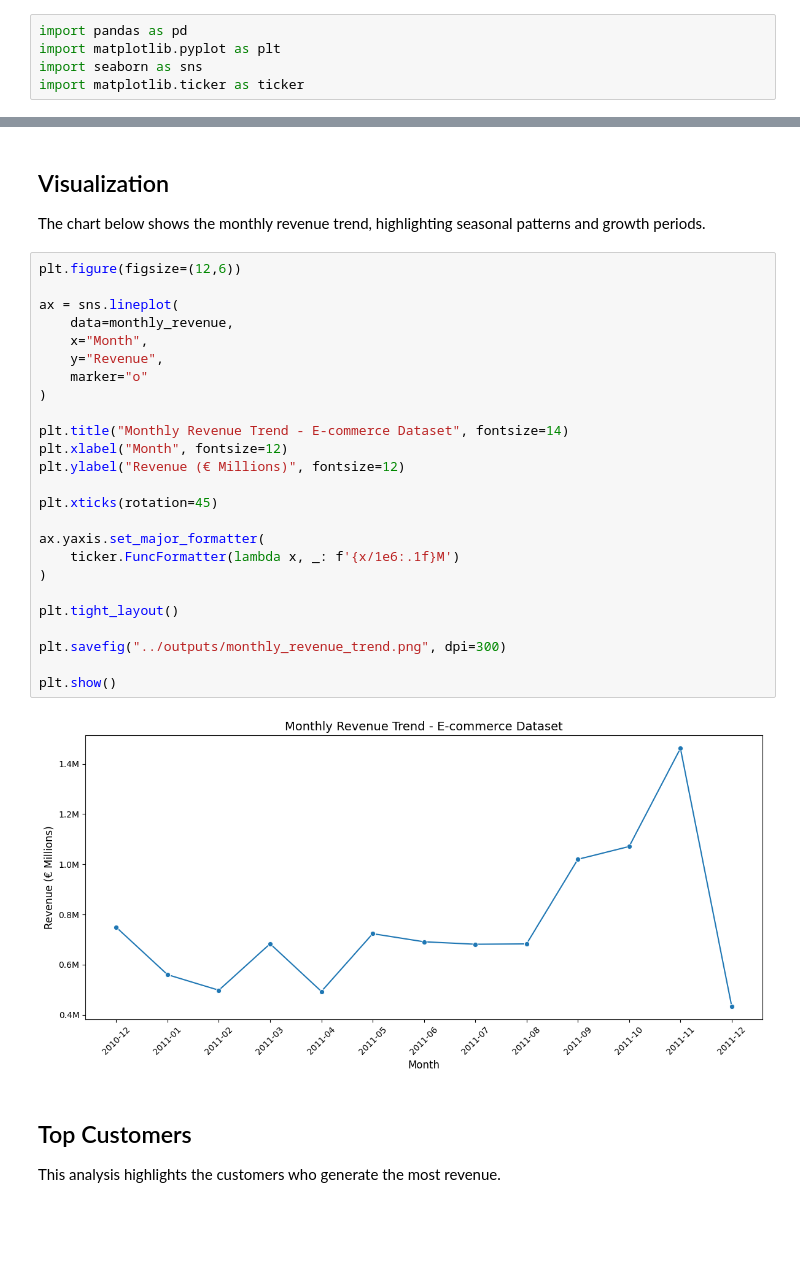
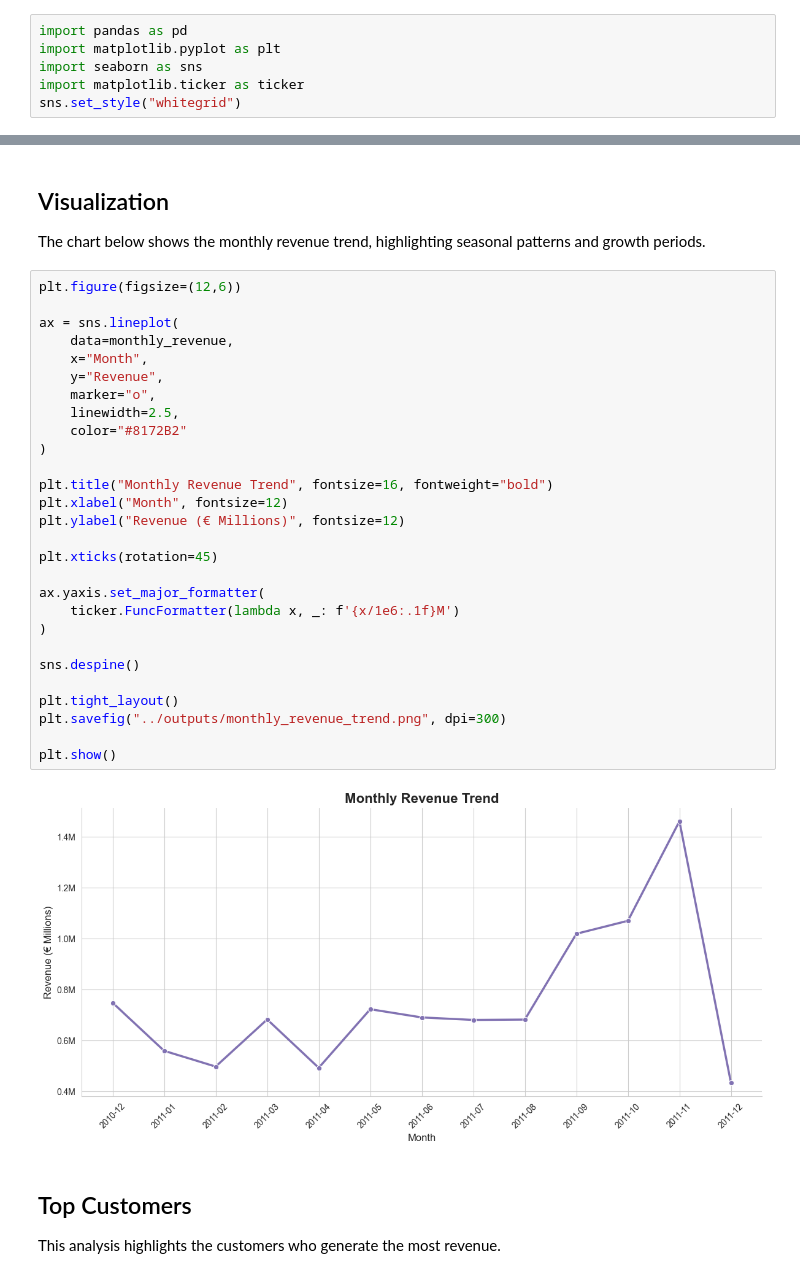
Before and after one commit to dilsoncolman/sql-ecommerce-analysis, a Jupyter notebook: notebook/ecommerce_sql_analysis.ipynb, the cells around one changed output, grey strips where cells are left out. Cells and saved outputs as stored; diff of their text form; blank space fills up the shorter version.

```diff
--- a/notebook/ecommerce_sql_analysis.ipynb
+++ b/notebook/ecommerce_sql_analysis.ipynb
@@ -30,6 +30,7 @@ import pandas as pd
 import matplotlib.pyplot as plt
 import seaborn as sns
 import matplotlib.ticker as ticker
+sns.set_style("whitegrid")
 # %% [markdown]
 ## Load Dataset
 # %%
@@ -179,30 +184,33 @@ The chart below shows the monthly revenue trend, highlighting seasonal patterns
 # %%
 plt.figure(figsize=(12,6))
 
 ax = sns.lineplot(
     data=monthly_revenue,
     x="Month",
     y="Revenue",
-    marker="o"
+    marker="o",
+    linewidth=2.5,
+    color="#8172B2"
 )
 
-plt.title("Monthly Revenue Trend - E-commerce Dataset", fontsize=14)
+plt.title("Monthly Revenue Trend", fontsize=16, fontweight="bold")
 plt.xlabel("Month", fontsize=12)
 plt.ylabel("Revenue (€ Millions)", fontsize=12)
 
 plt.xticks(rotation=45)
 
 ax.yaxis.set_major_formatter(
     ticker.FuncFormatter(lambda x, _: f'{x/1e6:.1f}M')
 )
 
+sns.despine()
+
 plt.tight_layout()
-
 plt.savefig("../outputs/monthly_revenue_trend.png", dpi=300)
 
 plt.show()
 # %% [output]
-[figure, old version]
+[figure, new version]
 # %% [markdown]
 ## Top Customers
 
```
Also changed, not shown: parts of 3 cells of this notebook, 4 other files.
